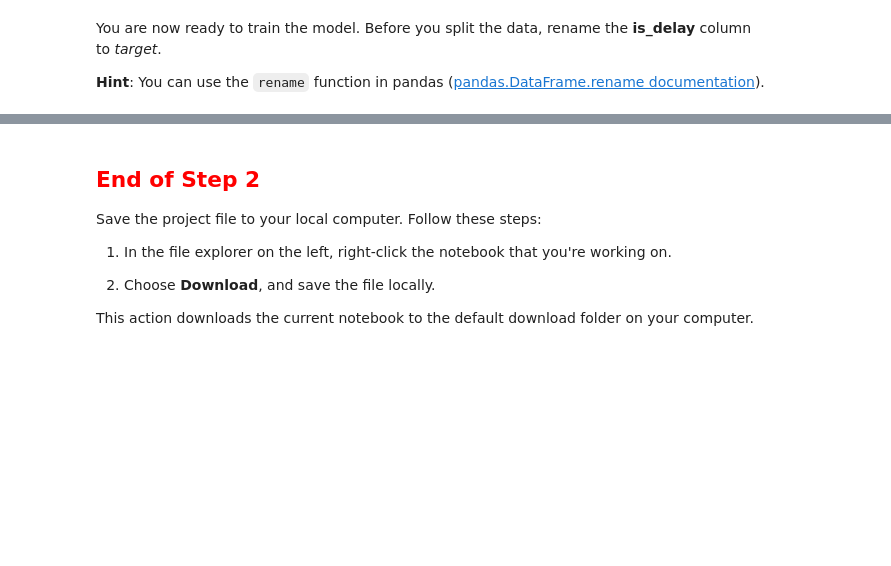
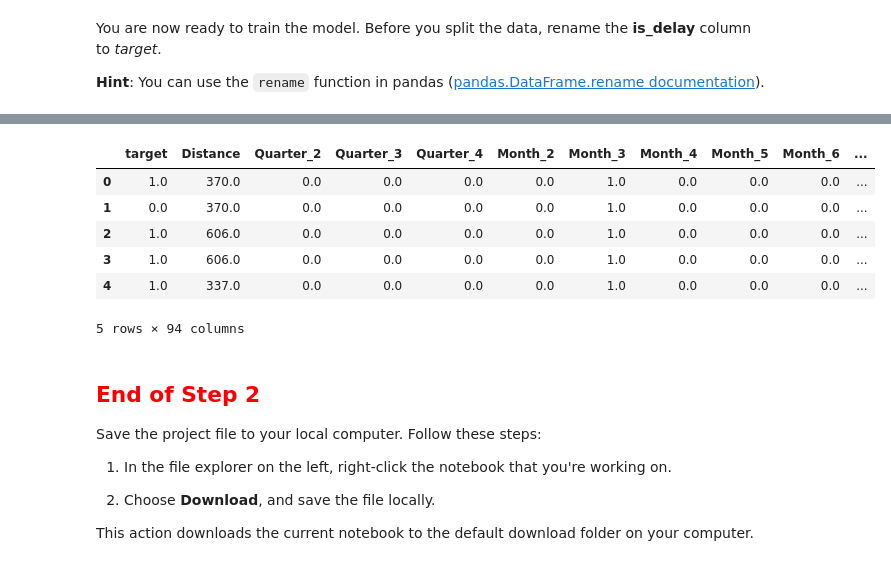
Before and after one commit to Ajia-code/AWS-Machine-Learning-, a Jupyter notebook: Flight_Delay-Student.ipynb, the cells around one changed output, grey strips where cells are left out. Saved outputs shown, nothing was run; the diff lists cells and outputs as text; code cells hidden in the pictures; blank space fills up the shorter version.

```diff
--- a/Flight_Delay-Student.ipynb
+++ b/Flight_Delay-Student.ipynb
@@ -714,3 +734,13 @@ data.rename(columns = {"is_delay":"target"}, inplace=True )# Enter your code her
+# %%
+data.head()
+# %% [output]
+|  | target | Distance | Quarter_2 | Quarter_3 | Quarter_4 | Month_2 | Month_3 | Month_4 | Month_5 | Month_6 | ... |
+| 0 | 1.0 | 370.0 | 0.0 | 0.0 | 0.0 | 0.0 | 1.0 | 0.0 | 0.0 | 0.0 | ... |
+| 1 | 0.0 | 370.0 | 0.0 | 0.0 | 0.0 | 0.0 | 1.0 | 0.0 | 0.0 | 0.0 | ... |
+| 2 | 1.0 | 606.0 | 0.0 | 0.0 | 0.0 | 0.0 | 1.0 | 0.0 | 0.0 | 0.0 | ... |
+| 3 | 1.0 | 606.0 | 0.0 | 0.0 | 0.0 | 0.0 | 1.0 | 0.0 | 0.0 | 0.0 | ... |
+| 4 | 1.0 | 337.0 | 0.0 | 0.0 | 0.0 | 0.0 | 1.0 | 0.0 | 0.0 | 0.0 | ... |
+5 rows × 94 columns
 # %% [markdown]
 ## <span style="color:red"> End of Step 2 </span>
 
```
Also changed, not shown: parts of 14 cells of this notebook.
